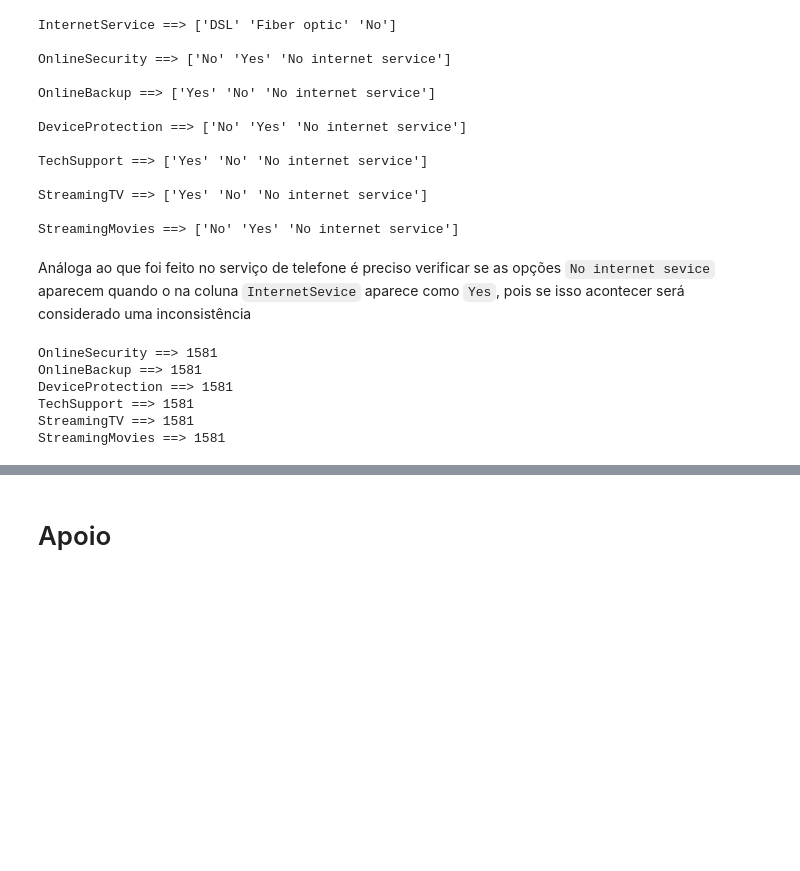
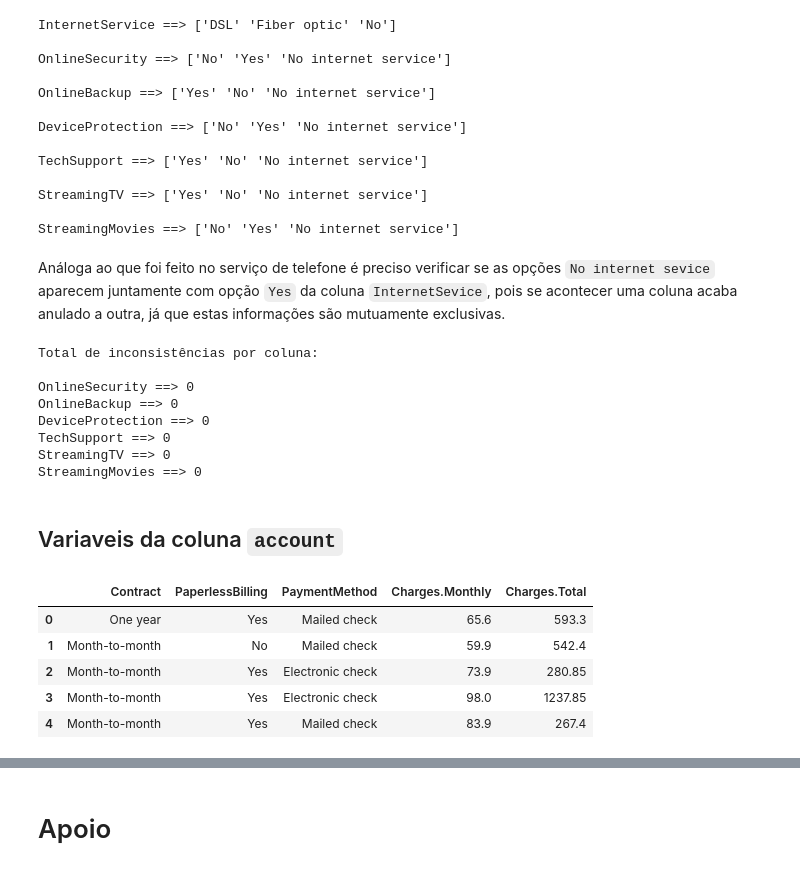
Before and after one commit to AndersonAyache/AluraVoz, a Jupyter notebook: AluraVoz.ipynb, the cells around one changed output, grey strips where cells are left out. Drawn from its saved outputs; the diff is of its cells as text; code cells hidden in the pictures; blank space fills up the shorter version.

```diff
--- a/AluraVoz.ipynb
+++ b/AluraVoz.ipynb
@@ -278,15 +278,30 @@ StreamingTV ==> ['Yes' 'No' 'No internet service']
 
 StreamingMovies ==> ['No' 'Yes' 'No internet service']
 # %% [markdown]
-Análoga ao que foi feito no serviço de telefone é preciso verificar se as opções `No internet sevice` aparecem quando o na coluna `InternetSevice` aparece como `Yes`, pois se isso acontecer será considerado uma inconsistência
+Análoga ao que foi feito no serviço de telefone é preciso verificar se as opções `No internet sevice` aparecem juntamente com opção `Yes` da coluna `InternetSevice`, pois se acontecer uma coluna acaba anulado a outra, já que estas informações são mutuamente exclusivas.
 # %%
+# verificação feita para cada coluna
+print('Total de inconsistências por coluna:\n')
 for i in clientes_internet.columns[1:]:
-  selecao = (clientes_internet['InternetService'] == 'No') & (clientes_internet[i] == 'No internet service')
+  selecao = (clientes_internet['InternetService'] != 'No') & (clientes_internet[i] == 'No internet service')
   print(f'{i} ==> {clientes[selecao].shape[0]}')
 # %% [output]
-OnlineSecurity ==> 1581
-OnlineBackup ==> 1581
-DeviceProtection ==> 1581
-TechSupport ==> 1581
-StreamingTV ==> 1581
-StreamingMovies ==> 1581
+Total de inconsistências por coluna:
+
+OnlineSecurity ==> 0
+OnlineBackup ==> 0
+DeviceProtection ==> 0
+TechSupport ==> 0
+StreamingTV ==> 0
+StreamingMovies ==> 0
+# %% [markdown]
+## Variaveis da coluna `account`
+# %%
+clientes_conta.head()
+# %% [output]
+|  | Contract | PaperlessBilling | PaymentMethod | Charges.Monthly | Charges.Total |
+| 0 | One year | Yes | Mailed check | 65.6 | 593.3 |
+| 1 | Month-to-month | No | Mailed check | 59.9 | 542.4 |
+| 2 | Month-to-month | Yes | Electronic check | 73.9 | 280.85 |
+| 3 | Month-to-month | Yes | Electronic check | 98.0 | 1237.85 |
+| 4 | Month-to-month | Yes | Mailed check | 83.9 | 267.4 |
```
Also changed, not shown: parts of 15 cells of this notebook.
